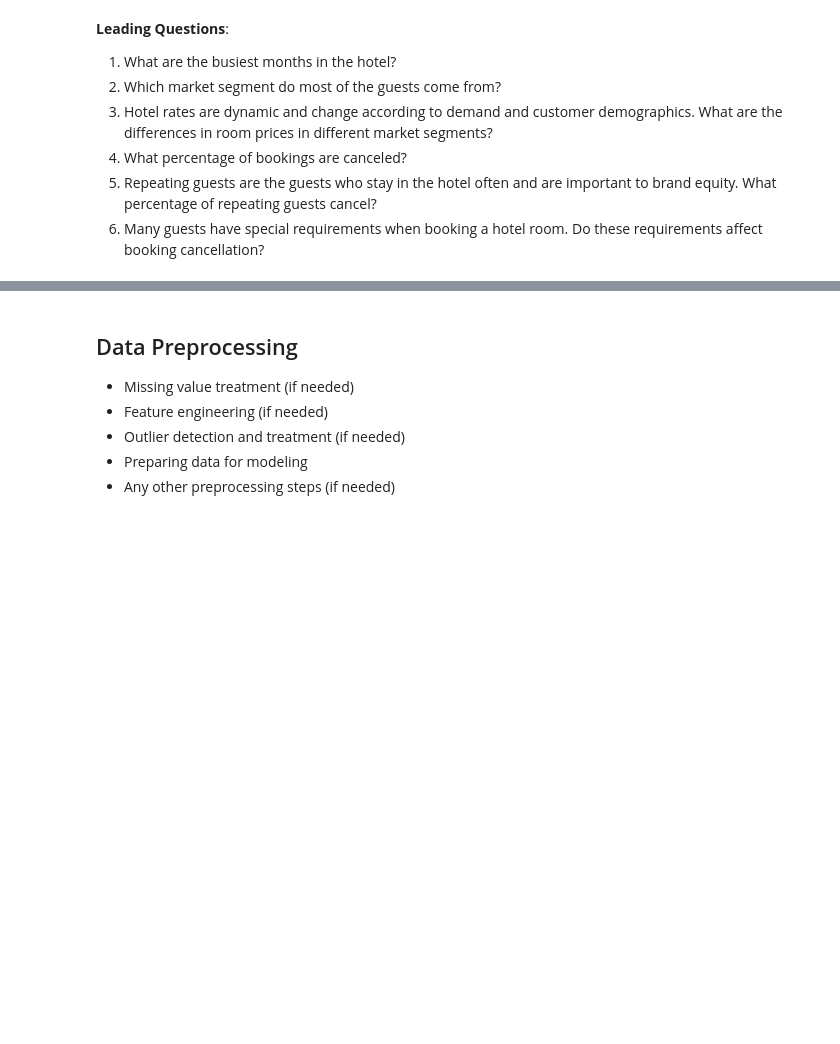
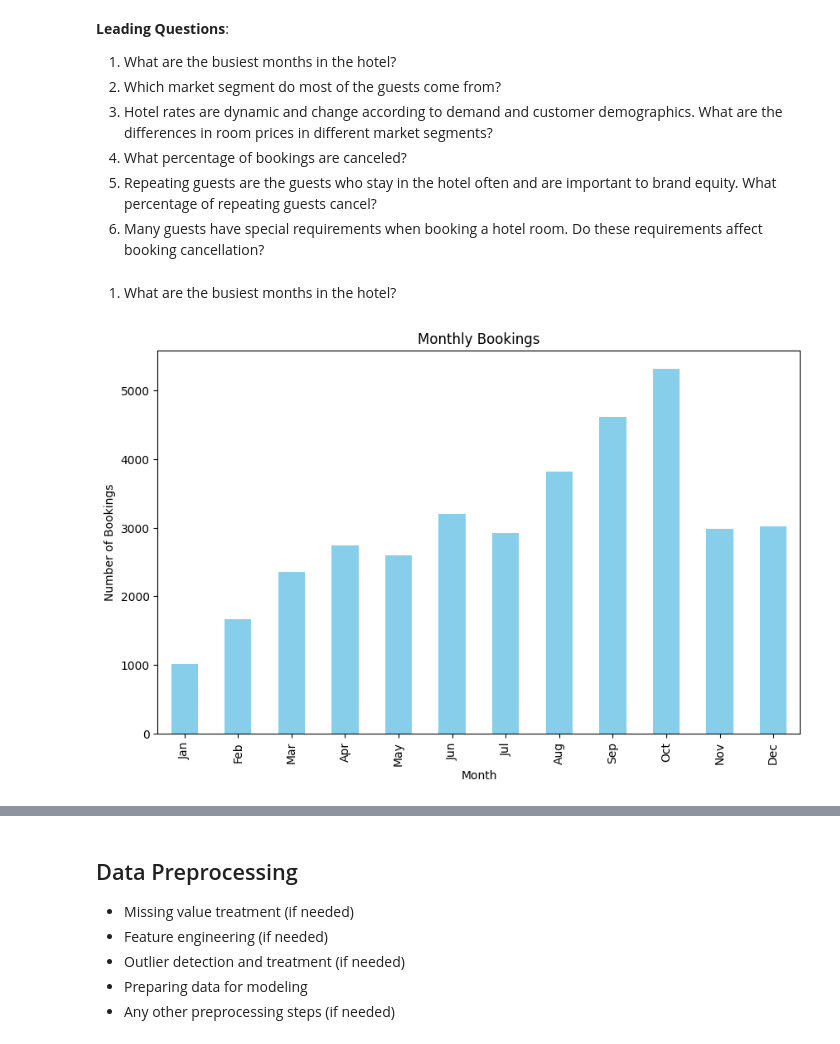
Before and after one commit to DataScience-BusinessAnalitics/INN-Hotels---Problem-Statement, a Jupyter notebook: Project_SLC_DSBA_INNHotels_FullCode-1.ipynb, the cells around one changed output, grey strips where cells are left out. Cells and saved outputs as stored; diff of their text form; code cells hidden in the pictures; blank space fills up the shorter version.

```diff
--- a/Project_SLC_DSBA_INNHotels_FullCode-1.ipynb
+++ b/Project_SLC_DSBA_INNHotels_FullCode-1.ipynb
@@ -304,3 +335,24 @@ plt.show()
 4. What percentage of bookings are canceled?
 5. Repeating guests are the guests who stay in the hotel often and are important to brand equity. What percentage of repeating guests cancel?
 6. Many guests have special requirements when booking a hotel room. Do these requirements affect booking cancellation?
+# %% [markdown]
+1. What are the busiest months in the hotel?
+# %%
+# Extract month from arrival_date
+df['arrival_month'] = df['arrival_date'].dt.month
+
+# Count bookings per month
+monthly_bookings = df['arrival_month'].value_counts().sort_index()
+
+# Visualize
+monthly_bookings.plot(kind='bar', figsize=(10, 6), color='skyblue')
+plt.title("Monthly Bookings")
+plt.ylabel("Number of Bookings")
+plt.xlabel("Month")
+plt.xticks(ticks=range(12), labels=[
+    'Jan', 'Feb', 'Mar', 'Apr', 'May', 'Jun',
+    'Jul', 'Aug', 'Sep', 'Oct', 'Nov', 'Dec'
+])
+plt.show()
+# %% [output]
+[figure, added]
```
Also changed, not shown: parts of 56 cells of this notebook, 2 other files.
